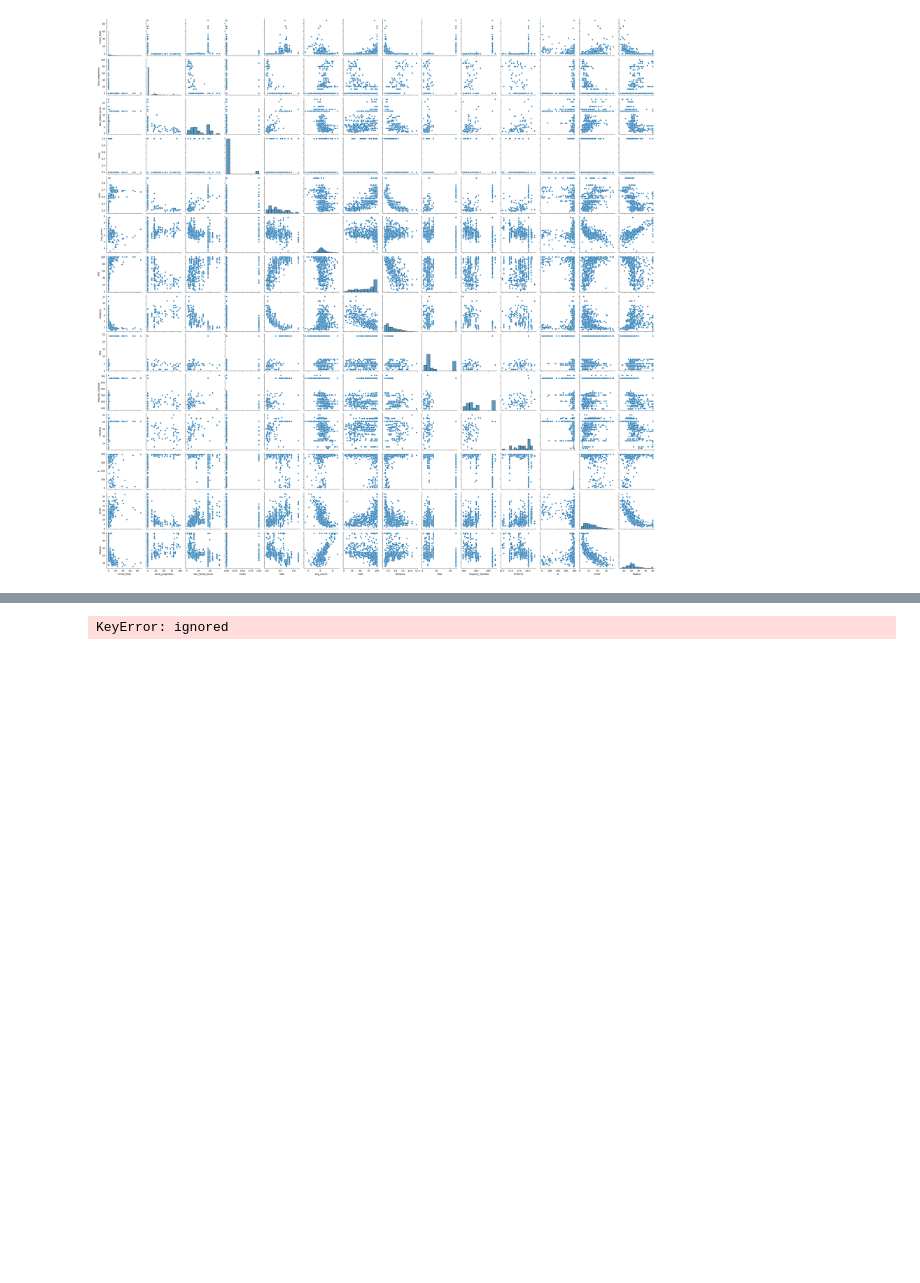
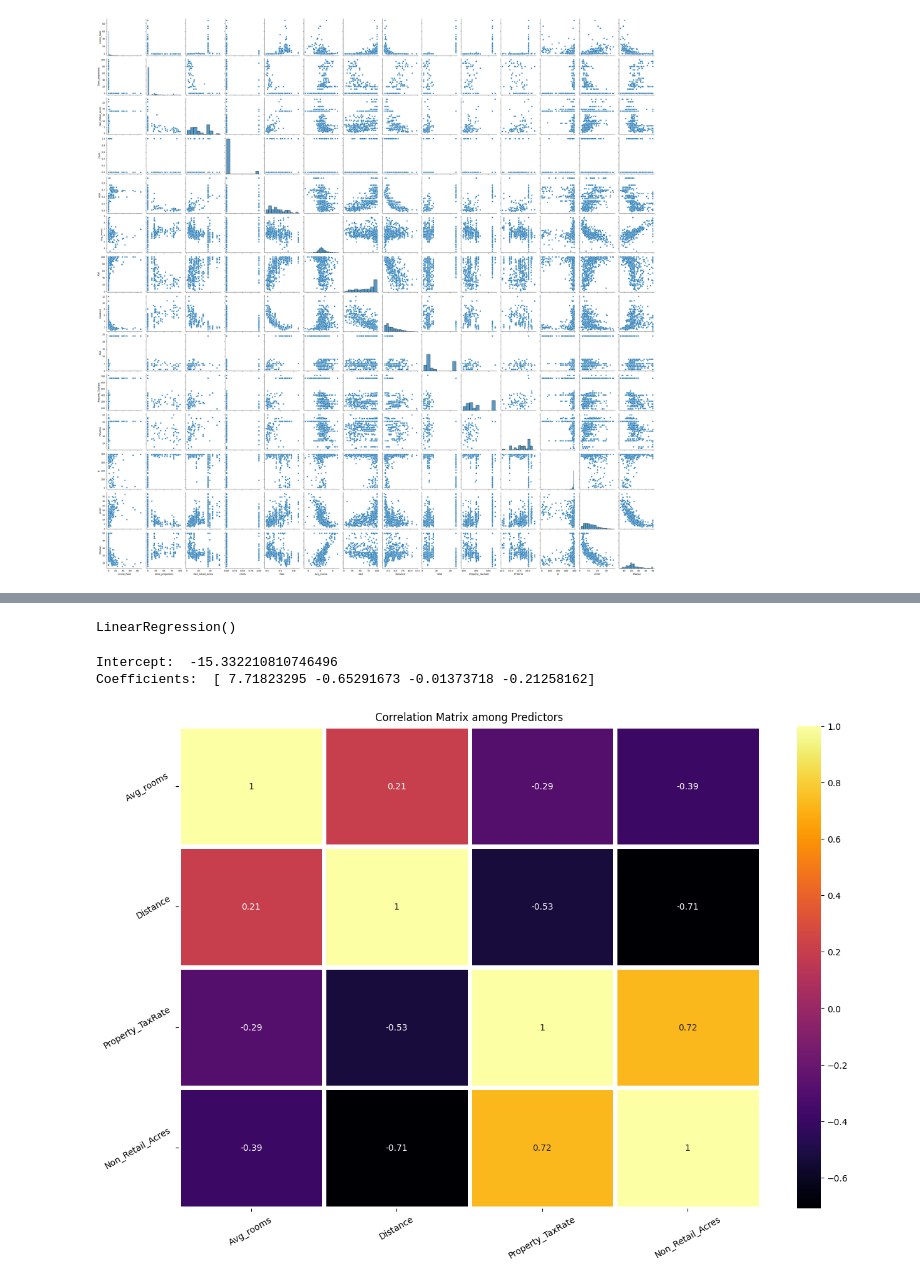
Before and after one commit to swastikbanerjee/AML_Lab, a Jupyter notebook: Lab2.ipynb, the cells around one changed output, grey strips where cells are left out. Cells and saved outputs as stored; diff of their text form; code cells hidden in the pictures; blank space fills up the shorter version.

```diff
--- a/Lab2.ipynb
+++ b/Lab2.ipynb
@@ -54,7 +72,25 @@ plt.show()
 # %%
 from sklearn.model_selection import train_test_split
-x = data[['Avg_rooms','Distance','Property_TaxRate','Non_Retail_Acres']]
+x = data[['Avg_rooms ','Distance','Property_TaxRate','Non_Retail_Acres']]
 y = data['MValue']
-x_train, x_test, y_train, y_test = train_test_split(x, y, test_size=0.2, random_state=42)
+x_train, x_test, y_train, y_test = train_test_split(x, y, test_size=0.33, random_state=42)
-# %% [output]
-KeyError: ignored
+# %%
+from sklearn.linear_model import LinearRegression
+model = LinearRegression()
+model.fit(x_train,y_train)
+# %% [output]
+LinearRegression()
+# %%
+print("Intercept: ",model.intercept_,"\nCoefficients: ",model.coef_)
+# %% [output]
+Intercept:  -15.332210810746496
+Coefficients:  [ 7.71823295 -0.65291673 -0.01373718 -0.21258162]
+# %%
+plt.figure(figsize=(15,10))
+sns.heatmap(data[['Avg_rooms ','Distance','Property_TaxRate','Non_Retail_Acres']].corr(),annot=True,cmap='inferno',linewidths=5)
+plt.xticks(rotation=30)
+plt.yticks(rotation=30)
+plt.title("Correlation Matrix among Predictors")
+plt.show()
+# %% [output]
+[figure, added]
```
Also changed, not shown: parts of 1 cell of this notebook.
